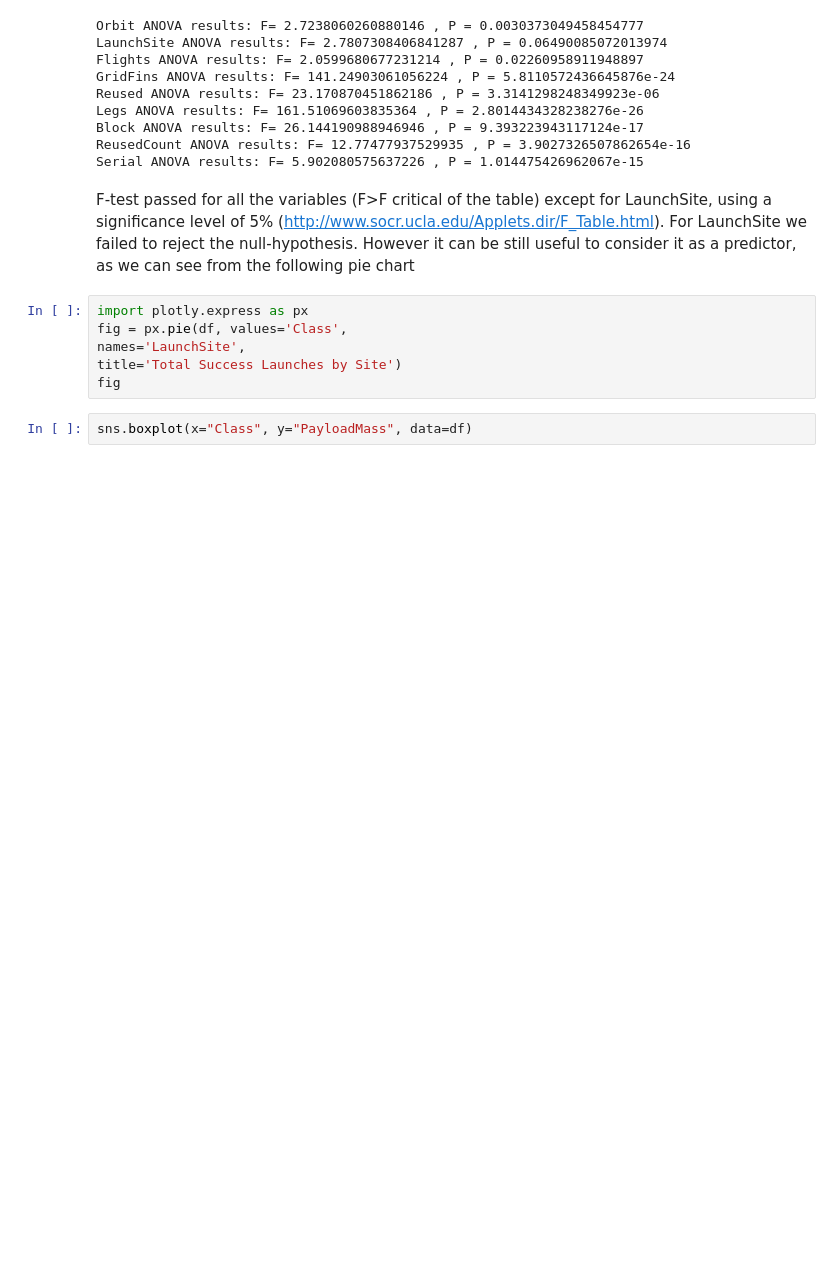
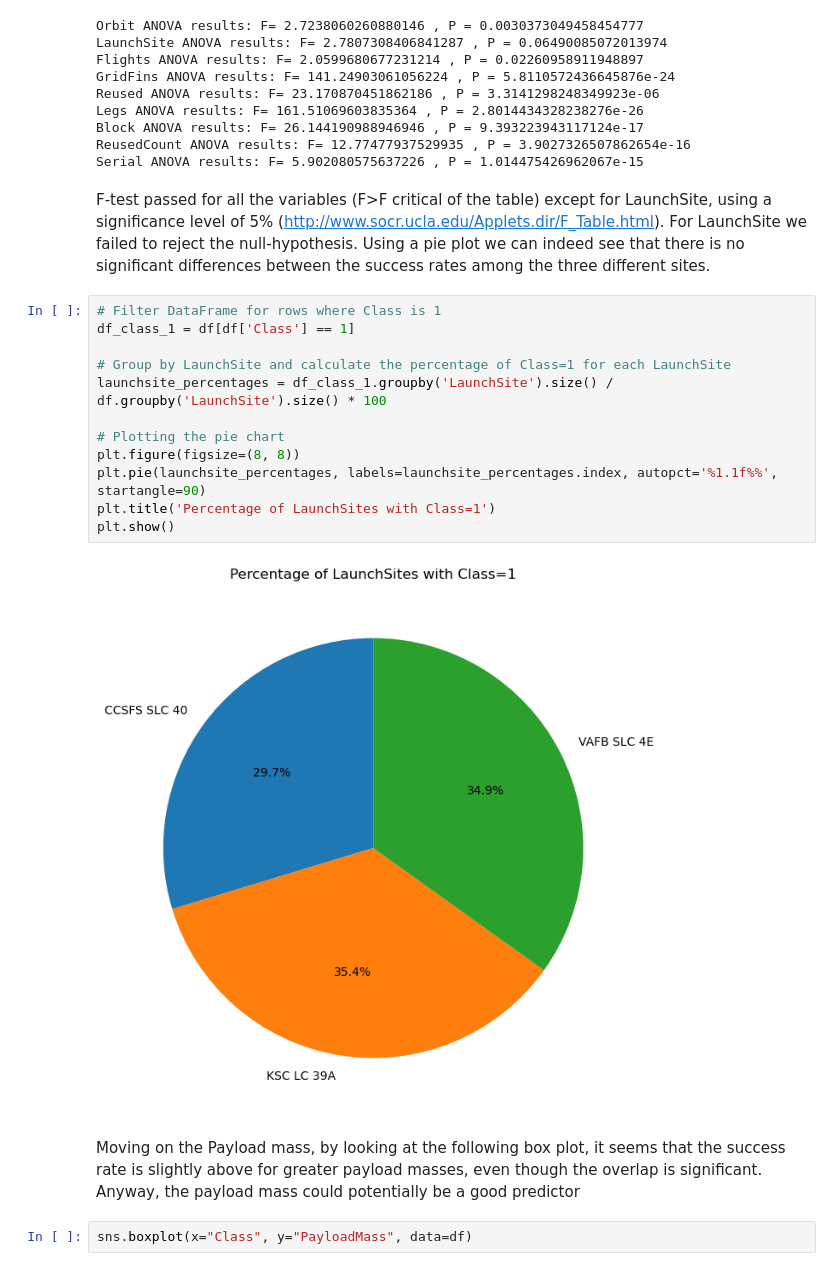
Before and after one commit to gleone8/spacex_falcon9_first_stage_landing_prediction, a Jupyter notebook: spacex_falcon9_first_stage_landing_prediction.ipynb, the cells around one changed output. Cells and saved outputs as stored; diff of their text form; blank space fills up the shorter version.

```diff
--- a/spacex_falcon9_first_stage_landing_prediction.ipynb
+++ b/spacex_falcon9_first_stage_landing_prediction.ipynb
@@ -699,13 +683,23 @@ Block ANOVA results: F= 26.144190988946946 , P = 9.393223943117124e-17
 ReusedCount ANOVA results: F= 12.77477937529935 , P = 3.9027326507862654e-16
 Serial ANOVA results: F= 5.902080575637226 , P = 1.014475426962067e-15
 # %% [markdown]
-F-test passed for all the variables (F>F critical of the table) except for LaunchSite, using a significance level of 5% (http://www.socr.ucla.edu/Applets.dir/F_Table.html). For LaunchSite we failed to reject the null-hypothesis. However it can be still useful to consider it as a predictor, as we can see from the following pie chart
+F-test passed for all the variables (F>F critical of the table) except for LaunchSite, using a significance level of 5% (http://www.socr.ucla.edu/Applets.dir/F_Table.html). For LaunchSite we failed to reject the null-hypothesis. Using a pie plot we can indeed see that there is no significant differences between the success rates among the three different sites.
-# %%
-import plotly.express as px
-fig = px.pie(df, values='Class',
-names='LaunchSite',
-title='Total Success Launches by Site')
-fig
+# %%
+# Filter DataFrame for rows where Class is 1
+df_class_1 = df[df['Class'] == 1]
+
+# Group by LaunchSite and calculate the percentage of Class=1 for each LaunchSite
+launchsite_percentages = df_class_1.groupby('LaunchSite').size() / df.groupby('LaunchSite').size() * 100
+
+# Plotting the pie chart
+plt.figure(figsize=(8, 8))
+plt.pie(launchsite_percentages, labels=launchsite_percentages.index, autopct='%1.1f%%', startangle=90)
+plt.title('Percentage of LaunchSites with Class=1')
+plt.show()
+# %% [output]
+[figure, added]
+# %% [markdown]
+Moving on the Payload mass, by looking at the following box plot, it seems that the success rate is slightly above for greater payload masses, even though the overlap is significant. Anyway, the payload mass could potentially be a good predictor
 # %%
 sns.boxplot(x="Class", y="PayloadMass", data=df)
 # %% [output]
```
Also changed, not shown: parts of 14 cells of this notebook.
